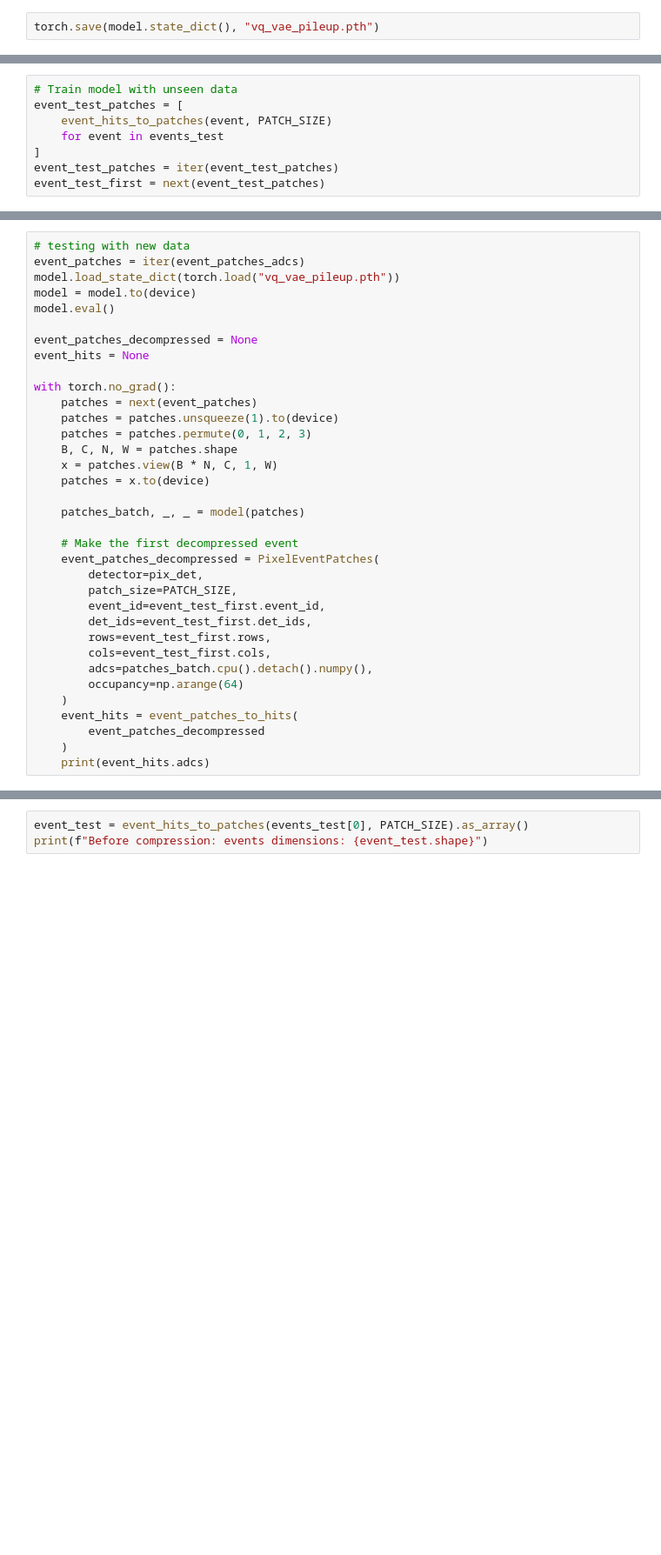
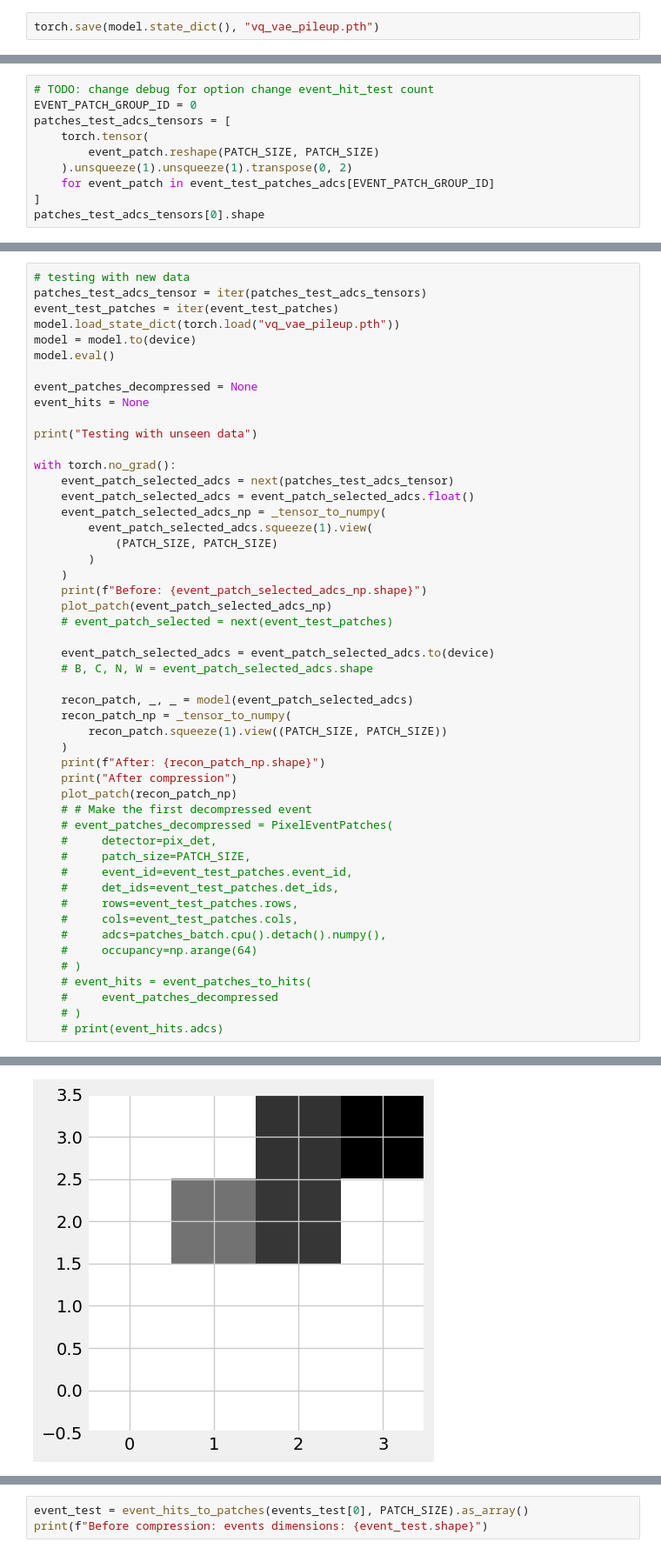
Before and after one commit to pauliusB20/vq-vae-experiments, a Jupyter notebook: cms_particle_hits/main.ipynb, the cells around one changed output, grey strips where cells are left out. Shown at 87% size. Drawn from its saved outputs; the diff is of its cells as text; blank space fills up the shorter version.

```diff
--- a/cms_particle_hits/main.ipynb
+++ b/cms_particle_hits/main.ipynb
@@ -659,8 +637,0 @@ Event patches: 1
-# %%
-# Train model with unseen data
-event_test_patches = [
-    event_hits_to_patches(event, PATCH_SIZE)
-    for event in events_test
-]
-event_test_patches = iter(event_test_patches)
-event_test_first = next(event_test_patches)
@@ -670,0 +638,10 @@ torch.Size([1, 10871, 16])
+# %%
+# TODO: change debug for option change event_hit_test count
+EVENT_PATCH_GROUP_ID = 0
+patches_test_adcs_tensors = [
+    torch.tensor(
+        event_patch.reshape(PATCH_SIZE, PATCH_SIZE)
+    ).unsqueeze(1).unsqueeze(1).transpose(0, 2)
+    for event_patch in event_test_patches_adcs[EVENT_PATCH_GROUP_ID]
+]
+patches_test_adcs_tensors[0].shape
@@ -671,6 +650,7 @@ torch.Size([1, 10871, 16])
 # %%
 # testing with new data
-event_patches = iter(event_patches_adcs)
+patches_test_adcs_tensor = iter(patches_test_adcs_tensors)
+event_test_patches = iter(event_test_patches)
 model.load_state_dict(torch.load("vq_vae_pileup.pth"))
 model = model.to(device)
 model.eval()
@@ -678,29 +658,43 @@ model.eval()
 event_patches_decompressed = None
 event_hits = None
 
+print("Testing with unseen data")
+
 with torch.no_grad():
-    patches = next(event_patches)
-    patches = patches.unsqueeze(1).to(device)
-    patches = patches.permute(0, 1, 2, 3)
-    B, C, N, W = patches.shape
-    x = patches.view(B * N, C, 1, W)
-    patches = x.to(device)
+    event_patch_selected_adcs = next(patches_test_adcs_tensor)
+    event_patch_selected_adcs = event_patch_selected_adcs.float()
+    event_patch_selected_adcs_np = _tensor_to_numpy(
+        event_patch_selected_adcs.squeeze(1).view(
+            (PATCH_SIZE, PATCH_SIZE)
+        )
+    )
+    print(f"Before: {event_patch_selected_adcs_np.shape}")
+    plot_patch(event_patch_selected_adcs_np)
+    # event_patch_selected = next(event_test_patches)
 
-    patches_batch, _, _ = model(patches)
+    event_patch_selected_adcs = event_patch_selected_adcs.to(device)
+    # B, C, N, W = event_patch_selected_adcs.shape
 
-    # Make the first decompressed event
-    event_patches_decompressed = PixelEventPatches(
-        detector=pix_det,
-        patch_size=PATCH_SIZE,
-        event_id=event_test_first.event_id,
-        det_ids=event_test_first.det_ids,
-        rows=event_test_first.rows,
-        cols=event_test_first.cols,
-        adcs=patches_batch.cpu().detach().numpy(),
-        occupancy=np.arange(64)
+    recon_patch, _, _ = model(event_patch_selected_adcs)
+    recon_patch_np = _tensor_to_numpy(
+        recon_patch.squeeze(1).view((PATCH_SIZE, PATCH_SIZE))
     )
-    event_hits = event_patches_to_hits(
-        event_patches_decompressed
-    )
-    print(event_hits.adcs)
+    print(f"After: {recon_patch_np.shape}")
+    print("After compression")
+    plot_patch(recon_patch_np)
+    # # Make the first decompressed event
+    # event_patches_decompressed = PixelEventPatches(
+    #     detector=pix_det,
+    #     patch_size=PATCH_SIZE,
+    #     event_id=event_test_patches.event_id,
+    #     det_ids=event_test_patches.det_ids,
+    #     rows=event_test_patches.rows,
+    #     cols=event_test_patches.cols,
+    #     adcs=patches_batch.cpu().detach().numpy(),
+    #     occupancy=np.arange(64)
+    # )
+    # event_hits = event_patches_to_hits(
+    #     event_patches_decompressed
+    # )
+    # print(event_hits.adcs)
 # %% [output]
@@ -719,0 +703 @@ Codebooks: 2
+[figure, added]
```
Also changed, not shown: parts of 33 cells of this notebook.
